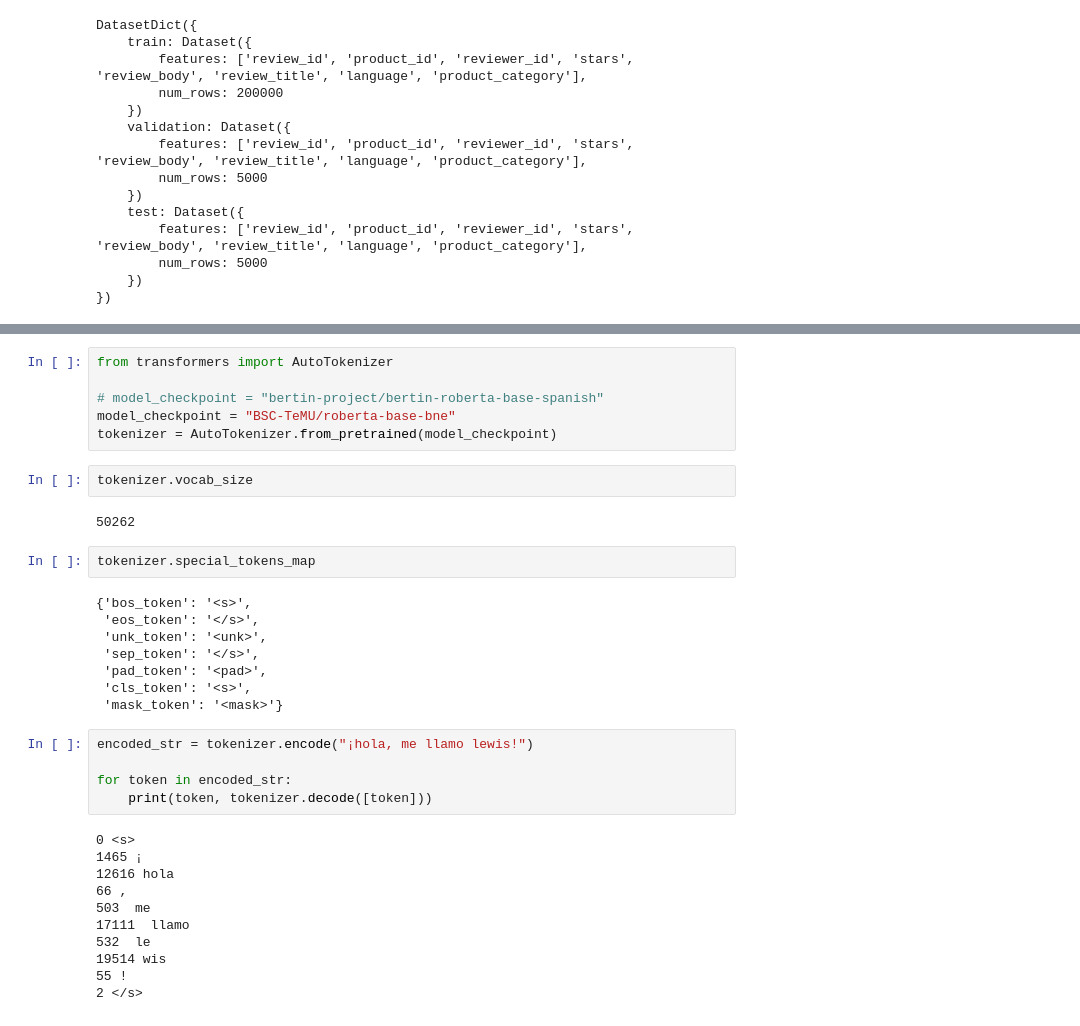
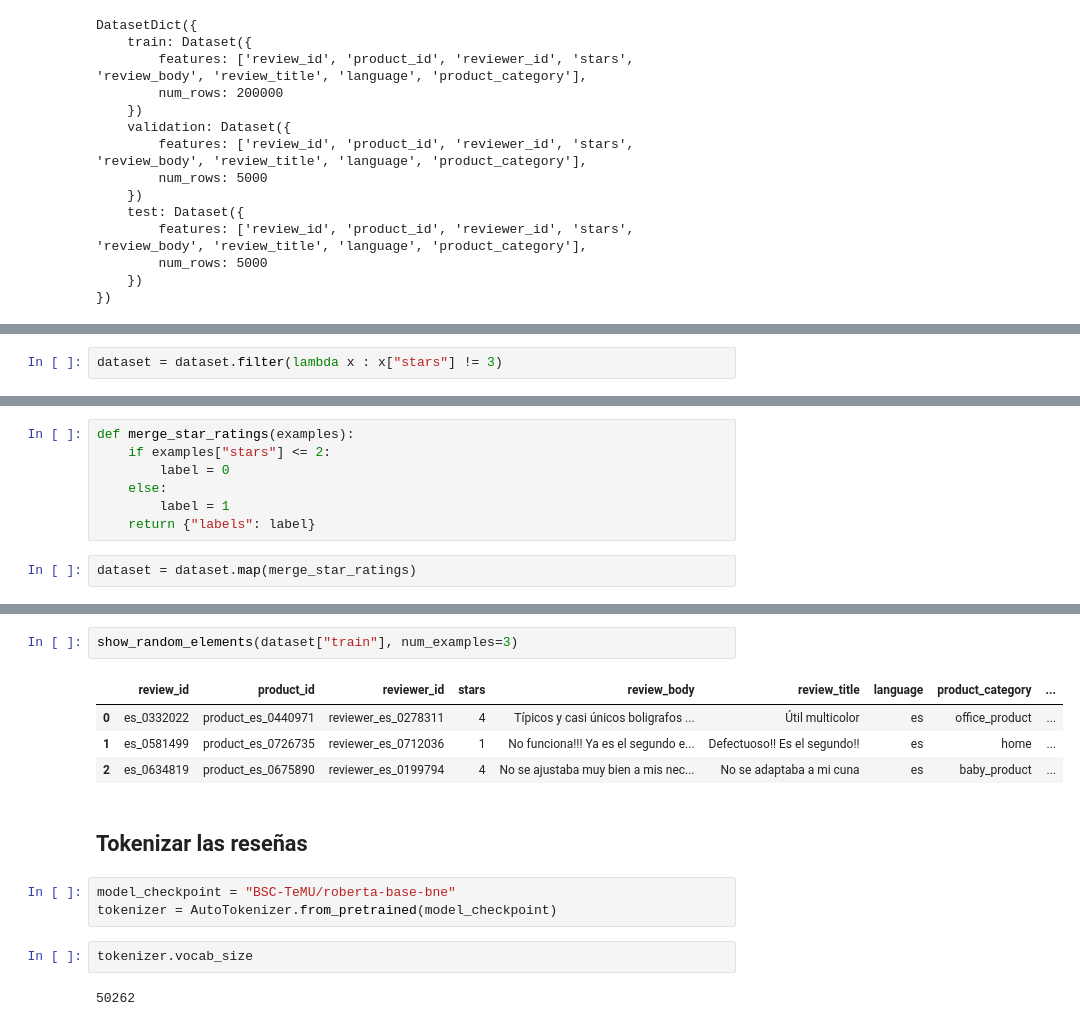
Before and after one commit to somosnlp/nlp-de-cero-a-cien, a Jupyter notebook: 3_transformers_2/clasificacion_de_textos.ipynb, the cells around one changed output, grey strips where cells are left out. Cells and saved outputs as stored; diff of their text form.

```diff
--- a/3_transformers_2/clasificacion_de_textos.ipynb
+++ b/3_transformers_2/clasificacion_de_textos.ipynb
@@ -84,0 +122,2 @@ Name: stars, dtype: int64
+# %%
+dataset = dataset.filter(lambda x : x["stars"] != 3)
@@ -84,0 +128,9 @@ Name: stars, dtype: int64
+# %%
+def merge_star_ratings(examples):
+    if examples["stars"] <= 2:
+        label = 0
+    else:
+        label = 1
+    return {"labels": label}
+# %%
+dataset = dataset.map(merge_star_ratings)
@@ -85,36 +141,16 @@ Name: stars, dtype: int64
+# %%
+show_random_elements(dataset["train"], num_examples=3)
+# %% [output]
+|  | review_id | product_id | reviewer_id | stars | review_body | review_title | language | product_category | ... |
+| 0 | es_0332022 | product_es_0440971 | reviewer_es_0278311 | 4 | Típicos y casi únicos boligrafos ... | Útil multicolor | es | office_product | ... |
+| 1 | es_0581499 | product_es_0726735 | reviewer_es_0712036 | 1 | No funciona!!! Ya es el segundo e... | Defectuoso!! Es el segundo!! | es | home | ... |
+| 2 | es_0634819 | product_es_0675890 | reviewer_es_0199794 | 4 | No se ajustaba muy bien a mis nec... | No se adaptaba a mi cuna | es | baby_product | ... |
+# %% [markdown]
+## Tokenizar las reseñas
 # %%
-from transformers import AutoTokenizer
-
-# model_checkpoint = "bertin-project/bertin-roberta-base-spanish"
 model_checkpoint = "BSC-TeMU/roberta-base-bne"
 tokenizer = AutoTokenizer.from_pretrained(model_checkpoint)
 # %%
 tokenizer.vocab_size
 # %% [output]
 50262
-# %%
-tokenizer.special_tokens_map
-# %% [output]
-{'bos_token': '<s>',
- 'eos_token': '</s>',
- 'unk_token': '<unk>',
- 'sep_token': '</s>',
- 'pad_token': '<pad>',
- 'cls_token': '<s>',
- 'mask_token': '<mask>'}
-# %%
-encoded_str = tokenizer.encode("¡hola, me llamo lewis!")
-
-for token in encoded_str:
-    print(token, tokenizer.decode([token]))
-# %% [output]
-0 <s>
-1465 ¡
-12616 hola
-66 ,
-503  me
-17111  llamo
-532  le
-19514 wis
-55 !
-2 </s>
```
Also changed, not shown: parts of 55 cells of this notebook.
